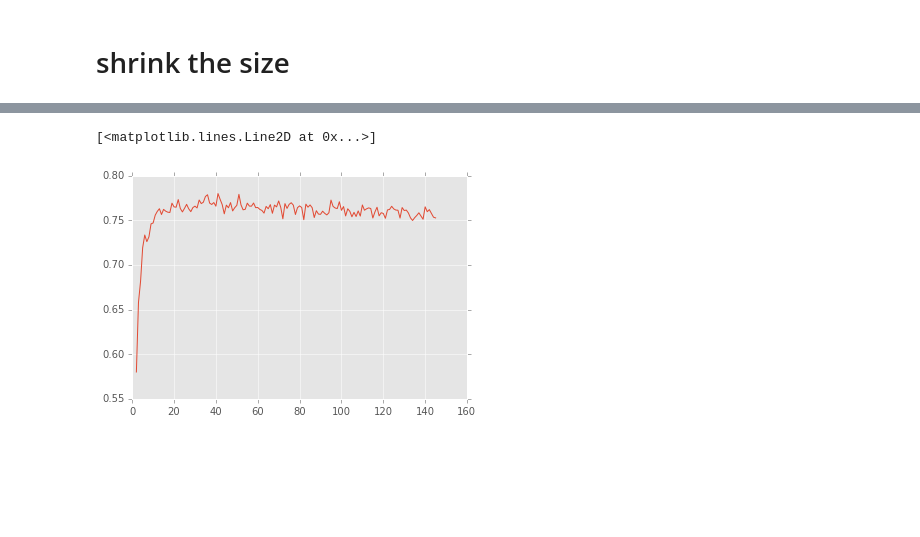
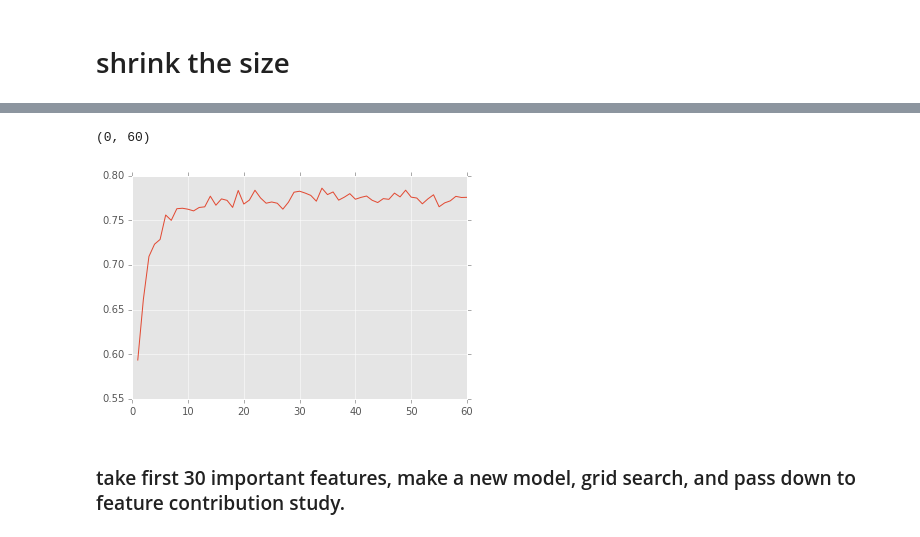
Before and after one commit to banjopickin/women_workforce, a Jupyter notebook: model_full_surv.ipynb, the cells around one changed output, grey strips where cells are left out. Cells and saved outputs as stored; diff of their text form; code cells hidden in the pictures; blank space fills up the shorter version.

Commit message:
rf model done

```diff
--- a/model_full_surv.ipynb
+++ b/model_full_surv.ipynb
@@ -76,0 +114,9 @@ dfs = df[clis[f]].copy()
+# %%
+v = dfs.columns[110:]
+# %%
+var = extract_variables('data/survey2/GSS.sps')
+re_var = {k:v for (v,k) in var.iteritems()}
+# %%
+for i in v:
+    if i.upper() in re_var:
+        print i,':', re_var[i.upper()]
@@ -76,0 +141,20 @@ dfs = df[clis[f]].copy()
+# %%
+rf_plot = RandomForestClassifier(n_jobs =-1,random_state=0)
+X = dfs.values
+# %%
+roclis = []
+for i in f:
+    if X.shape[1]==1:
+        break
+    X = X[:,1:]
+    scores = cross_val_score(rf_plot,X,y, scoring='roc_auc',n_jobs=-1)
+    roclis.append(np.mean(scores))
+
+
+plt.plot(range(142,0,-1),roclis)
+plt.xlim(0,60)
+# %% [output]
+(0, 60)
+[figure, added]
+# %% [markdown]
+### take first 30 important features, make a new model, grid search, and pass down to feature contribution study.
@@ -90,6 +169 @@ for i in f:
-# %%
-plt.plot(range(145,1,-1),roclis)
-# %% [output]
-[<matplotlib.lines.Line2D at 0x...>]
-[figure, removed]
 # %%
```
Also changed, not shown: parts of 31 cells of this notebook.
